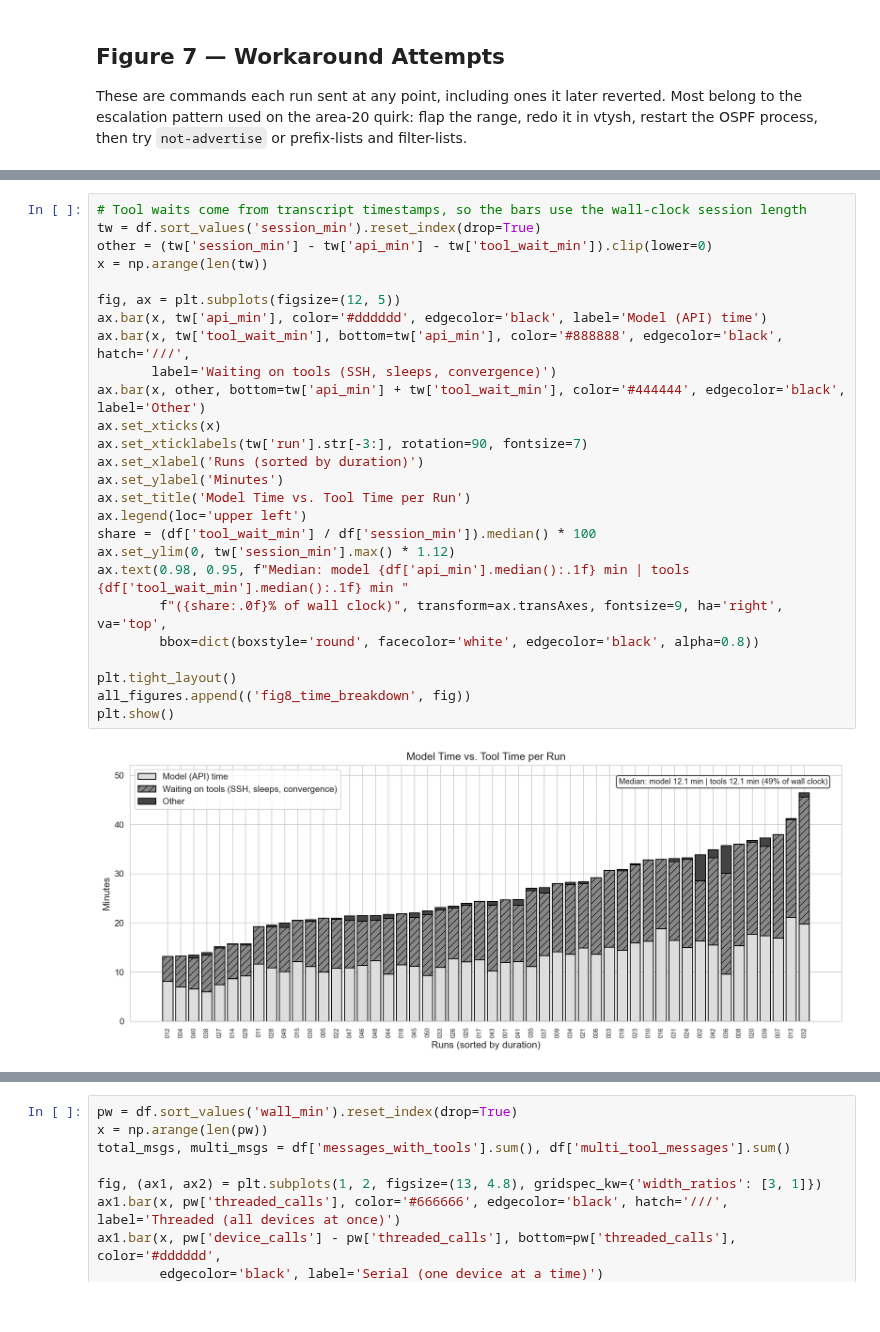
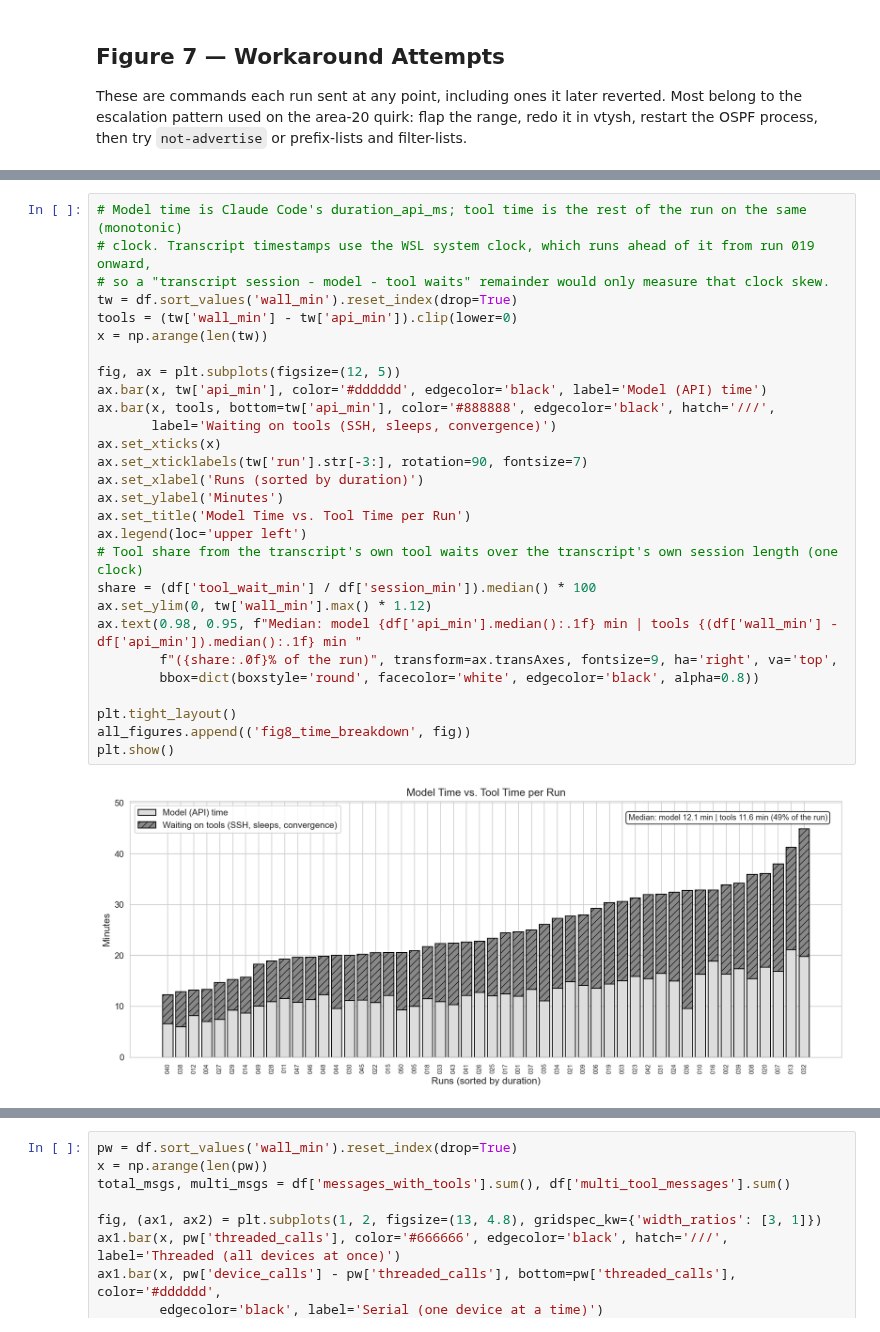
Before and after one commit to Doarte45/LLMnetopsLab, a Jupyter notebook: v2/notebooks/visualize_results.ipynb, the cells around one changed output, grey strips where cells are left out. Cells and saved outputs as stored; diff of their text form.

```diff
--- a/v2/notebooks/visualize_results.ipynb
+++ b/v2/notebooks/visualize_results.ipynb
@@ -349,31 +351,33 @@ Tool calls never overlap, because no assistant message issued more than one. A r
 # %%
-# Tool waits come from transcript timestamps, so the bars use the wall-clock session length
-tw = df.sort_values('session_min').reset_index(drop=True)
-other = (tw['session_min'] - tw['api_min'] - tw['tool_wait_min']).clip(lower=0)
+# Model time is Claude Code's duration_api_ms; tool time is the rest of the run on the same (monotonic)
+# clock. Transcript timestamps use the WSL system clock, which runs ahead of it from run 019 onward,
+# so a "transcript session - model - tool waits" remainder would only measure that clock skew.
+tw = df.sort_values('wall_min').reset_index(drop=True)
+tools = (tw['wall_min'] - tw['api_min']).clip(lower=0)
 x = np.arange(len(tw))
 
 fig, ax = plt.subplots(figsize=(12, 5))
 ax.bar(x, tw['api_min'], color='#dddddd', edgecolor='black', label='Model (API) time')
-ax.bar(x, tw['tool_wait_min'], bottom=tw['api_min'], color='#888888', edgecolor='black', hatch='///',
+ax.bar(x, tools, bottom=tw['api_min'], color='#888888', edgecolor='black', hatch='///',
        label='Waiting on tools (SSH, sleeps, convergence)')
-ax.bar(x, other, bottom=tw['api_min'] + tw['tool_wait_min'], color='#444444', edgecolor='black', label='Other')
 ax.set_xticks(x)
 ax.set_xticklabels(tw['run'].str[-3:], rotation=90, fontsize=7)
 ax.set_xlabel('Runs (sorted by duration)')
 ax.set_ylabel('Minutes')
 ax.set_title('Model Time vs. Tool Time per Run')
 ax.legend(loc='upper left')
+# Tool share from the transcript's own tool waits over the transcript's own session length (one clock)
 share = (df['tool_wait_min'] / df['session_min']).median() * 100
-ax.set_ylim(0, tw['session_min'].max() * 1.12)
-ax.text(0.98, 0.95, f"Median: model {df['api_min'].median():.1f} min | tools {df['tool_wait_min'].median():.1f} min "
-        f"({share:.0f}% of wall clock)", transform=ax.transAxes, fontsize=9, ha='right', va='top',
+ax.set_ylim(0, tw['wall_min'].max() * 1.12)
+ax.text(0.98, 0.95, f"Median: model {df['api_min'].median():.1f} min | tools {(df['wall_min'] - df['api_min']).median():.1f} min "
+        f"({share:.0f}% of the run)", transform=ax.transAxes, fontsize=9, ha='right', va='top',
         bbox=dict(boxstyle='round', facecolor='white', edgecolor='black', alpha=0.8))
 
 plt.tight_layout()
 all_figures.append(('fig8_time_breakdown', fig))
 plt.show()
 # %% [output]
-[figure, old version]
+[figure, new version]
 # %% [markdown]
 ## Figure 9 — How Parallel the Work Is
 
```
Also changed, not shown: parts of 10 cells of this notebook, 9 other files.
